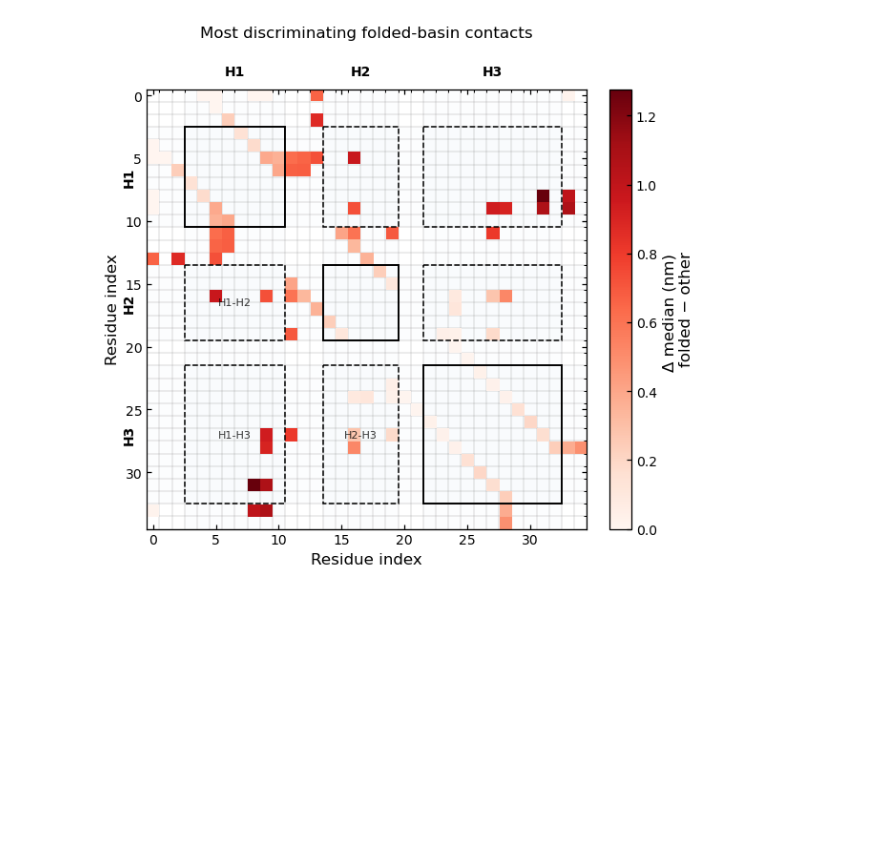
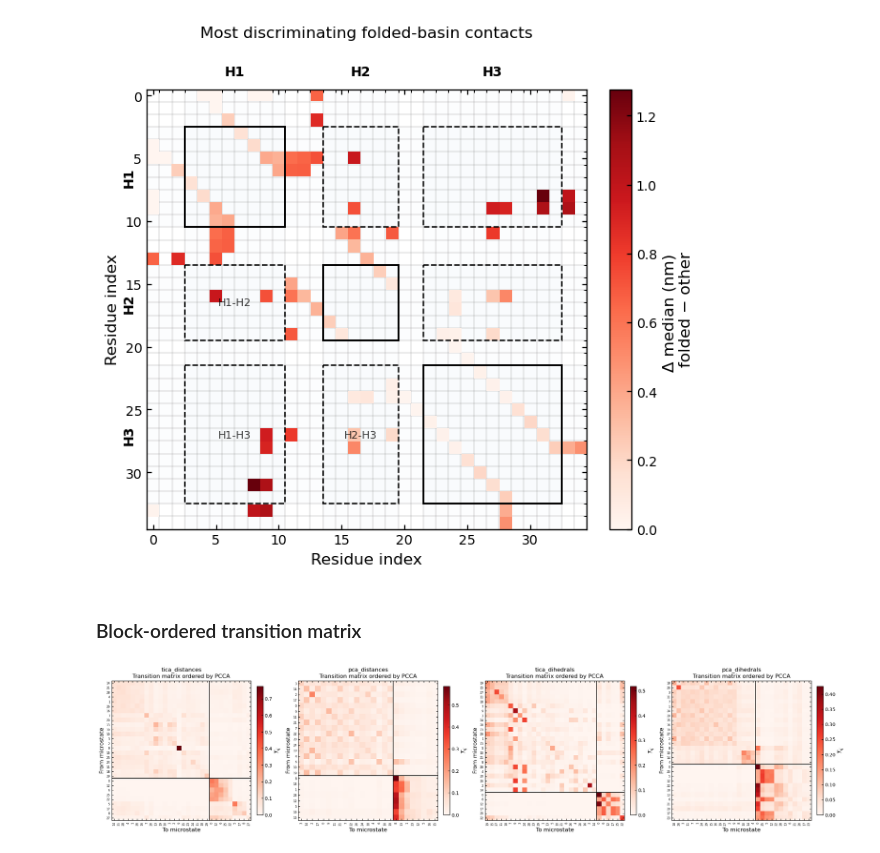
Before and after one commit to miriamzara/MSM, a Jupyter notebook: root/notebooks/step_4_analysis.ipynb, the cells around one changed output. Drawn from its saved outputs; the diff is of its cells as text; code cells hidden in the pictures; blank space fills up the shorter version.

```diff
--- a/root/notebooks/step_4_analysis.ipynb
+++ b/root/notebooks/step_4_analysis.ipynb
@@ -1299,3 +1299,5 @@ plt.savefig("../output_figures/folded_basin_contact_map_report.pdf", bbox_inches
 plt.savefig("../output_figures/folded_basin_contact_map_report.png", dpi=600, bbox_inches="tight")
 # %% [output]
 [figure]
+# %% [markdown]
+### Block-ordered transition matrix
@@ -1301,0 +1454,42 @@ plt.savefig("../output_figures/folded_basin_contact_map_report.png", dpi=600, bb
+# %%
+fig, axs = plt.subplots(
+    nrows=1,
+    ncols=len(trajectories_labels),
+    figsize=(5.5 * len(trajectories_labels), 5),
+    constrained_layout=True
+)
+
+if len(trajectories_labels) == 1:
+    axs = [axs]
+
+ordered_T_dict = {}
+microstate_order_dict = {}
+macro_ordered_dict = {}
+pi_ordered_dict = {}
+boundaries_dict = {}
+
+for ax, name in zip(axs, trajectories_labels):
+    msm = msm_dict[name]
+    macro_assignments_micro = macro_assignments_micro_dict[name]
+
+    ax, T_ordered, order, macro_ordered, pi_ordered, boundaries = plot_ordered_transition_matrix(
+        msm=msm,
+        macro_assignments_micro=macro_assignments_micro,
+        ax=ax,
+        sort_within_macro="population",
+        cmap="Reds",
+        log_scale=False,
+        show_microstate_labels=True,
+        show_colorbar=True,
+        title=f"{name}\nTransition matrix ordered by PCCA"
+    )
+
+    ordered_T_dict[name] = T_ordered
+    microstate_order_dict[name] = order
+    macro_ordered_dict[name] = macro_ordered
+    pi_ordered_dict[name] = pi_ordered
+    boundaries_dict[name] = boundaries
+
+plt.show()
+# %% [output]
+[figure, added]
```
Also changed, not shown: parts of 2 cells of this notebook, 5 other files.
